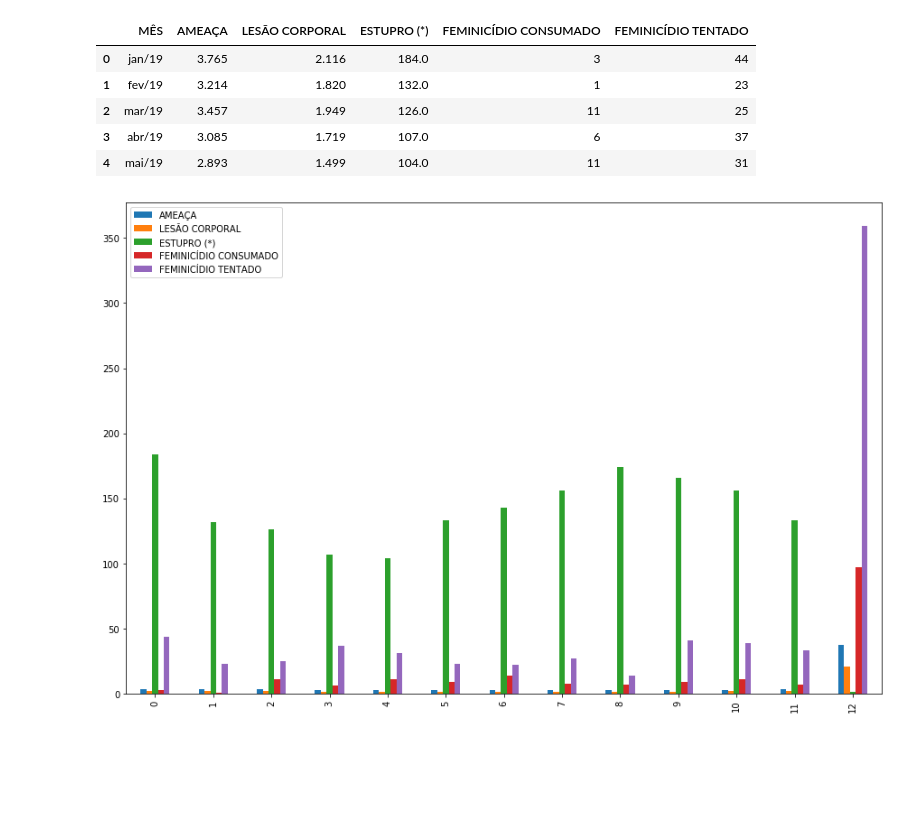
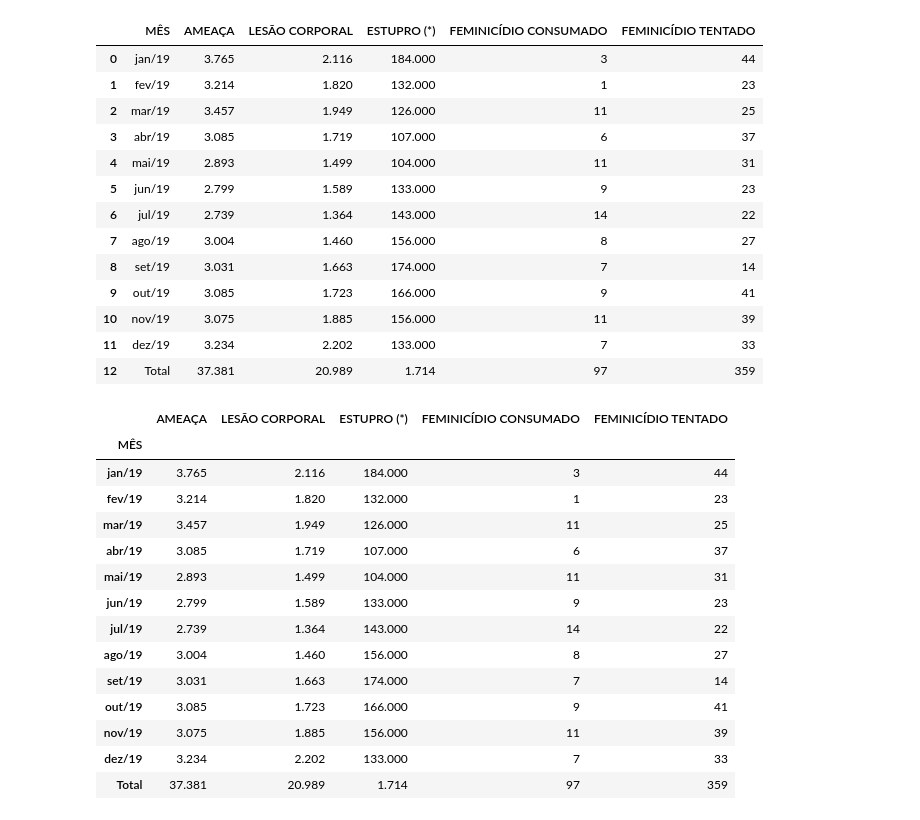
Before and after one commit to Pedrohprado/dados-viol-ncia_mulher, a Jupyter notebook: dataframe_dos_dados/dados_2019.ipynb, the cells around one changed output. Cells and saved outputs as stored; diff of their text form; code cells hidden in the pictures; blank space fills up the shorter version.

Commit message:
att do dataframe

```diff
--- a/dataframe_dos_dados/dados_2019.ipynb
+++ b/dataframe_dos_dados/dados_2019.ipynb
@@ -5,12 +5,21 @@ import pandas as pd
 import matplotlib.pyplot as plt
 # %%
-# Importando arquivos
+# Importando arquivos.
 df = pd.read_csv('09171644-2019-violencia-contra-a-mulher-alteracao-21-02-2020.csv', sep =';', encoding ='cp1252')
-df.head()
+# Visualizando.
+df.head(13)
 # %% [output]
 |  | MÊS | AMEAÇA | LESÃO CORPORAL | ESTUPRO (*) | FEMINICÍDIO CONSUMADO | FEMINICÍDIO TENTADO |
-| 0 | jan/19 | 3.765 | 2.116 | 184.0 | 3 | 44 |
-| 1 | fev/19 | 3.214 | 1.820 | 132.0 | 1 | 23 |
-| 2 | mar/19 | 3.457 | 1.949 | 126.0 | 11 | 25 |
-| 3 | abr/19 | 3.085 | 1.719 | 107.0 | 6 | 37 |
-| 4 | mai/19 | 2.893 | 1.499 | 104.0 | 11 | 31 |
+| 0 | jan/19 | 3.765 | 2.116 | 184.000 | 3 | 44 |
+| 1 | fev/19 | 3.214 | 1.820 | 132.000 | 1 | 23 |
+| 2 | mar/19 | 3.457 | 1.949 | 126.000 | 11 | 25 |
+| 3 | abr/19 | 3.085 | 1.719 | 107.000 | 6 | 37 |
+| 4 | mai/19 | 2.893 | 1.499 | 104.000 | 11 | 31 |
+| 5 | jun/19 | 2.799 | 1.589 | 133.000 | 9 | 23 |
+| 6 | jul/19 | 2.739 | 1.364 | 143.000 | 14 | 22 |
+| 7 | ago/19 | 3.004 | 1.460 | 156.000 | 8 | 27 |
+| 8 | set/19 | 3.031 | 1.663 | 174.000 | 7 | 14 |
+| 9 | out/19 | 3.085 | 1.723 | 166.000 | 9 | 41 |
+| 10 | nov/19 | 3.075 | 1.885 | 156.000 | 11 | 39 |
+| 11 | dez/19 | 3.234 | 2.202 | 133.000 | 7 | 33 |
+| 12 | Total | 37.381 | 20.989 | 1.714 | 97 | 359 |
@@ -20,7 +26,21 @@ df.dropna(subset =['AMEAÇA'], inplace=True)
-# %%
-# Plotando gráfico
-df.plot.bar(figsize =(15,10))
-# Salvando a em arquivo PNG
-plt.savefig('grafico2019.png')
-# %% [output]
-[figure, removed]
+# %%
+# Colocando o Mês na primeira coluna.
+df.set_index('MÊS', inplace=True)
+# Visualizando novamente.
+df.head(13)
+# %% [output]
+|  | AMEAÇA | LESÃO CORPORAL | ESTUPRO (*) | FEMINICÍDIO CONSUMADO | FEMINICÍDIO TENTADO |
+| MÊS |  |  |  |  |  |
+| jan/19 | 3.765 | 2.116 | 184.000 | 3 | 44 |
+| fev/19 | 3.214 | 1.820 | 132.000 | 1 | 23 |
+| mar/19 | 3.457 | 1.949 | 126.000 | 11 | 25 |
+| abr/19 | 3.085 | 1.719 | 107.000 | 6 | 37 |
+| mai/19 | 2.893 | 1.499 | 104.000 | 11 | 31 |
+| jun/19 | 2.799 | 1.589 | 133.000 | 9 | 23 |
+| jul/19 | 2.739 | 1.364 | 143.000 | 14 | 22 |
+| ago/19 | 3.004 | 1.460 | 156.000 | 8 | 27 |
+| set/19 | 3.031 | 1.663 | 174.000 | 7 | 14 |
+| out/19 | 3.085 | 1.723 | 166.000 | 9 | 41 |
+| nov/19 | 3.075 | 1.885 | 156.000 | 11 | 39 |
+| dez/19 | 3.234 | 2.202 | 133.000 | 7 | 33 |
+| Total | 37.381 | 20.989 | 1.714 | 97 | 359 |
```
Also changed, not shown: parts of 3 cells of this notebook.
